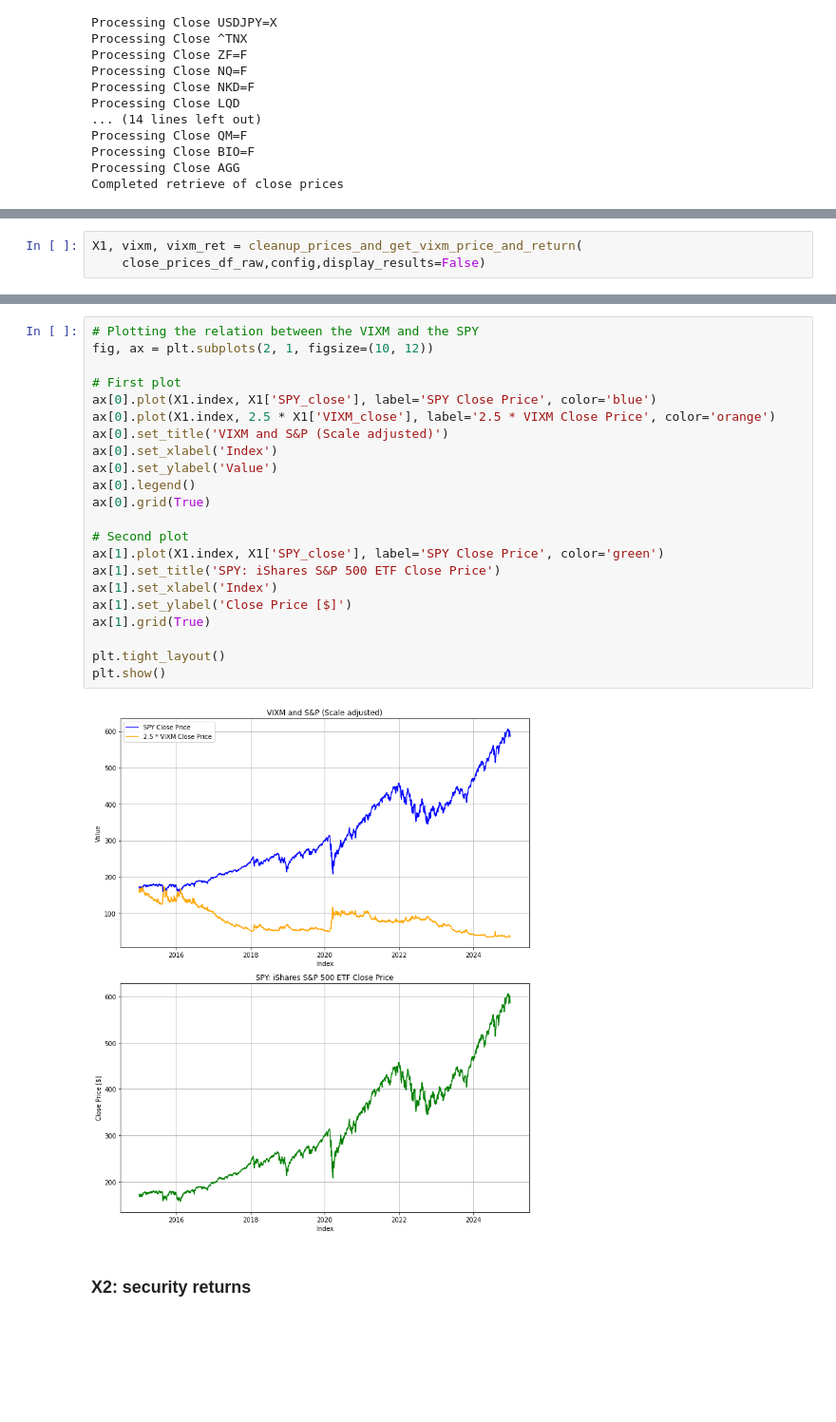
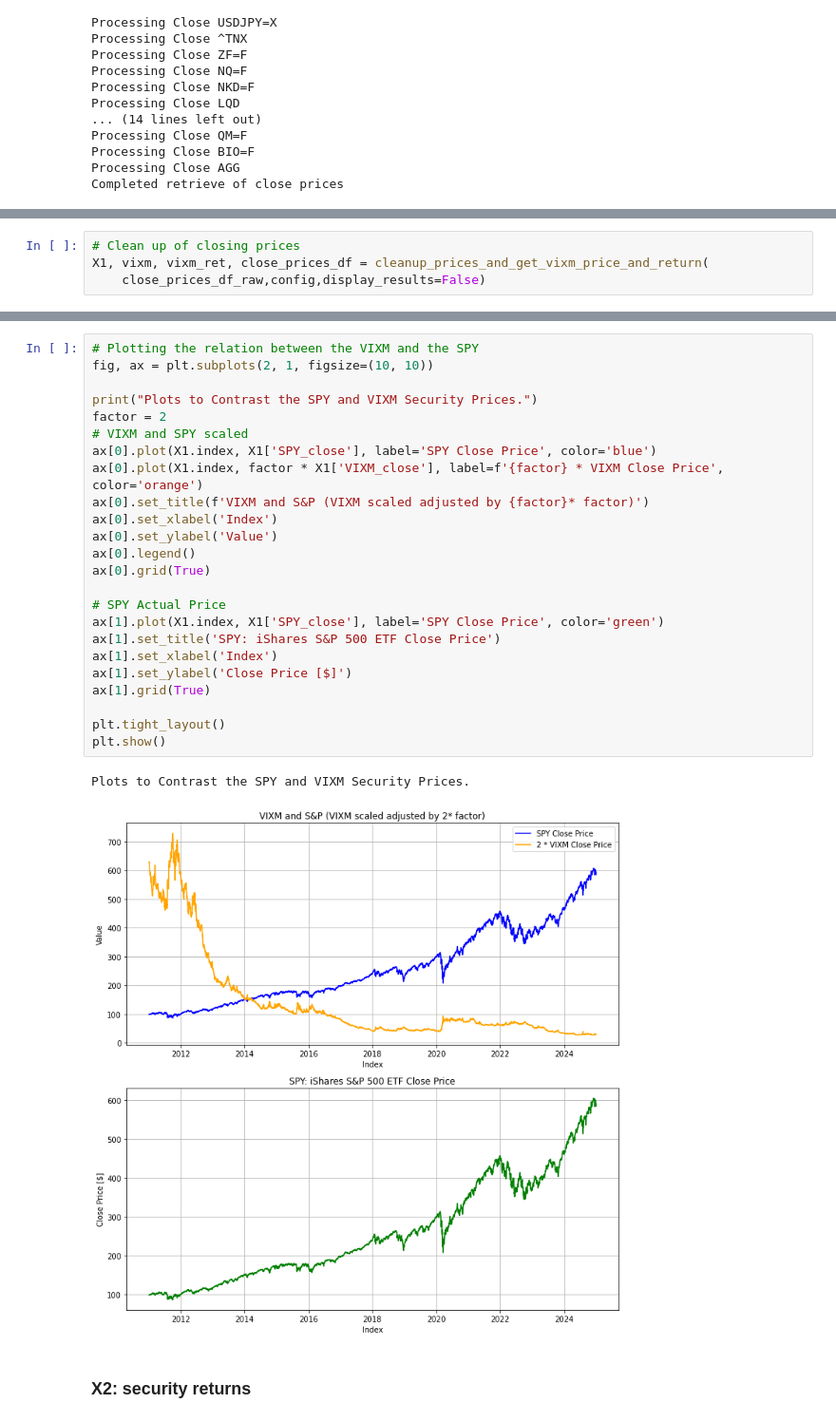
Before and after one commit to paocarvajal1912/VIXM-Algorithmic-Strategy, a Jupyter notebook: vixm_adaboost_model_evaluation.ipynb, the cells around one changed output, grey strips where cells are left out. Shown at 95% size. Cells and saved outputs as stored; diff of their text form; blank space fills up the shorter version.

```diff
--- a/vixm_adaboost_model_evaluation.ipynb
+++ b/vixm_adaboost_model_evaluation.ipynb
@@ -194,5 +207,6 @@ close_prices_df_raw.head()
 # %%
-X1, vixm, vixm_ret = cleanup_prices_and_get_vixm_price_and_return(
+# Clean up of closing prices
+X1, vixm, vixm_ret, close_prices_df = cleanup_prices_and_get_vixm_price_and_return(
     close_prices_df_raw,config,display_results=False)
 # %% [output]
 Completed cleanup of close prices
@@ -206,28 +220,31 @@ Index(['VIXM_close', '^VIX_close', 'SPY_close', 'GBPUSD=X_close',
       dtype='object')
 # %%
 # Plotting the relation between the VIXM and the SPY
-fig, ax = plt.subplots(2, 1, figsize=(10, 12))
+fig, ax = plt.subplots(2, 1, figsize=(10, 10))
 
-# First plot
+print("Plots to Contrast the SPY and VIXM Security Prices.")
+factor = 2
+# VIXM and SPY scaled
 ax[0].plot(X1.index, X1['SPY_close'], label='SPY Close Price', color='blue')
-ax[0].plot(X1.index, 2.5 * X1['VIXM_close'], label='2.5 * VIXM Close Price', color='orange')
-ax[0].set_title('VIXM and S&P (Scale adjusted)')
+ax[0].plot(X1.index, factor * X1['VIXM_close'], label=f'{factor} * VIXM Close Price', color='orange')
+ax[0].set_title(f'VIXM and S&P (VIXM scaled adjusted by {factor}* factor)')
 ax[0].set_xlabel('Index')
 ax[0].set_ylabel('Value')
 ax[0].legend()
 ax[0].grid(True)
 
-# Second plot
+# SPY Actual Price
 ax[1].plot(X1.index, X1['SPY_close'], label='SPY Close Price', color='green')
 ax[1].set_title('SPY: iShares S&P 500 ETF Close Price')
 ax[1].set_xlabel('Index')
 ax[1].set_ylabel('Close Price [$]')
 ax[1].grid(True)
 
 plt.tight_layout()
 plt.show()
 # %% [output]
+Plots to Contrast the SPY and VIXM Security Prices.
-[figure, old version]
+[figure, new version]
 # %% [markdown]
 ### X2: security returns
 # %%
```
Also changed, not shown: parts of 13 cells of this notebook, 2 other files.
